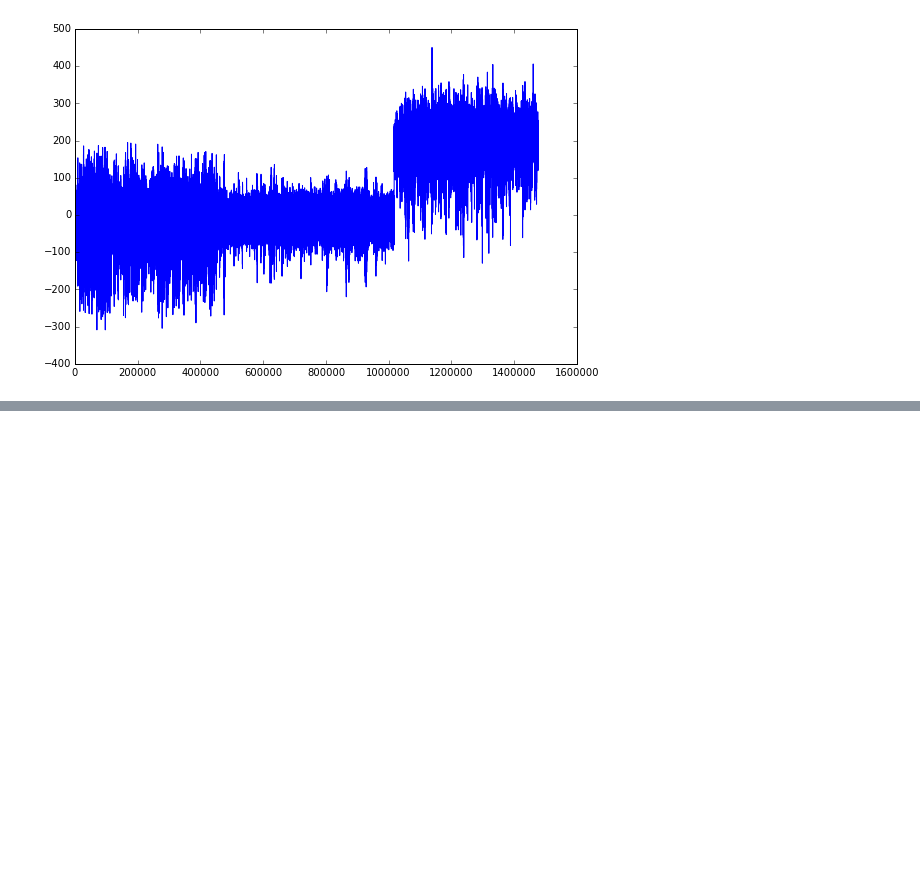
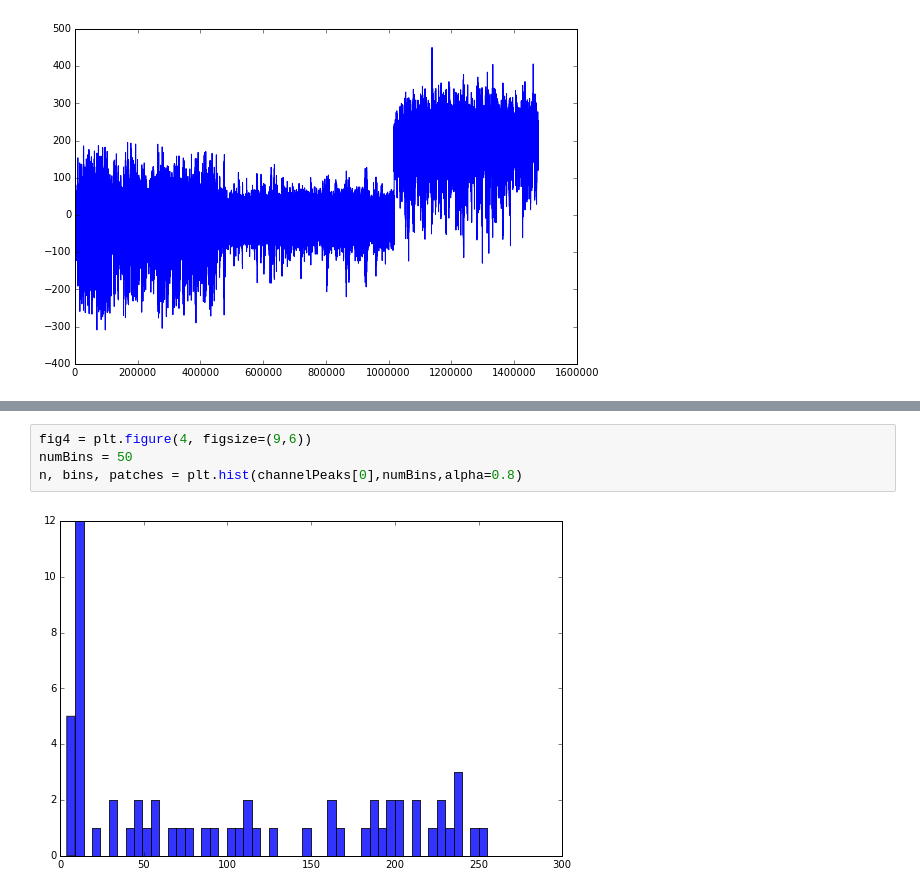
Before and after one commit to rgougelet/FM-BCI, a Jupyter notebook: stat-analysis.ipynb, the cells around one changed output, grey strips where cells are left out. Saved outputs shown, nothing was run; the diff lists cells and outputs as text; blank space fills up the shorter version.

Commit message:
channel peak stat analysis and histogram added

```diff
--- a/stat-analysis.ipynb
+++ b/stat-analysis.ipynb
@@ -131,0 +142,6 @@ print np.mean(channelPeaks)
+# %%
+fig4 = plt.figure(4, figsize=(9,6))
+numBins = 50
+n, bins, patches = plt.hist(channelPeaks[0],numBins,alpha=0.8)
+# %% [output]
+[figure, added]
```
Also changed, not shown: parts of 4 cells of this notebook, 1 other file.
